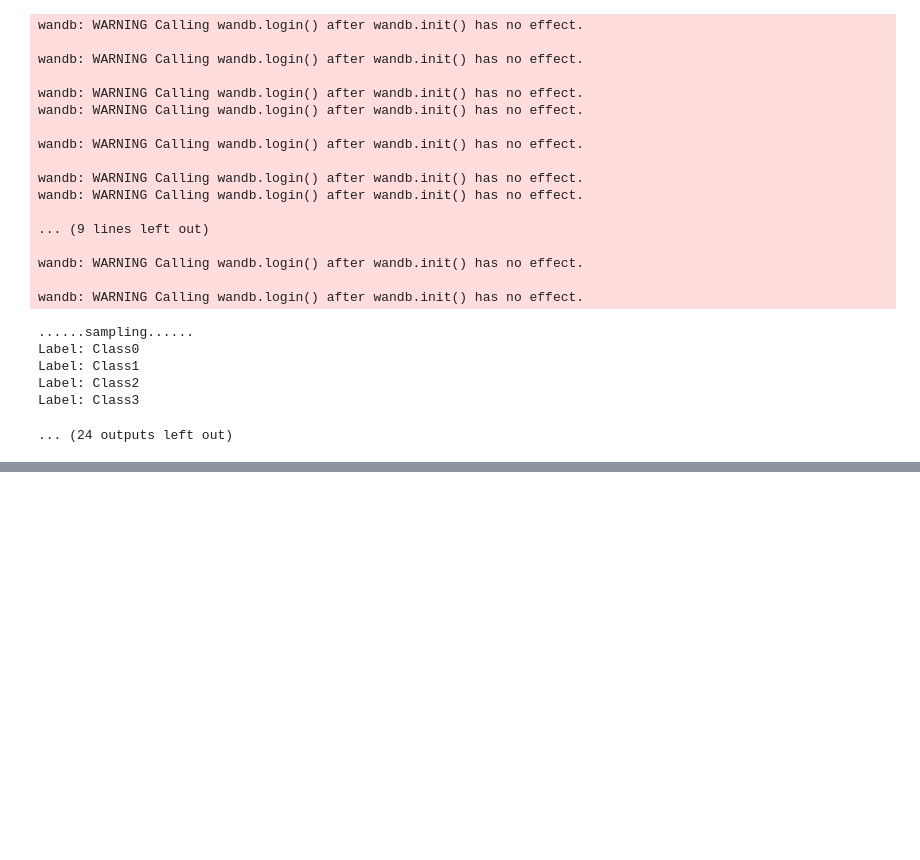
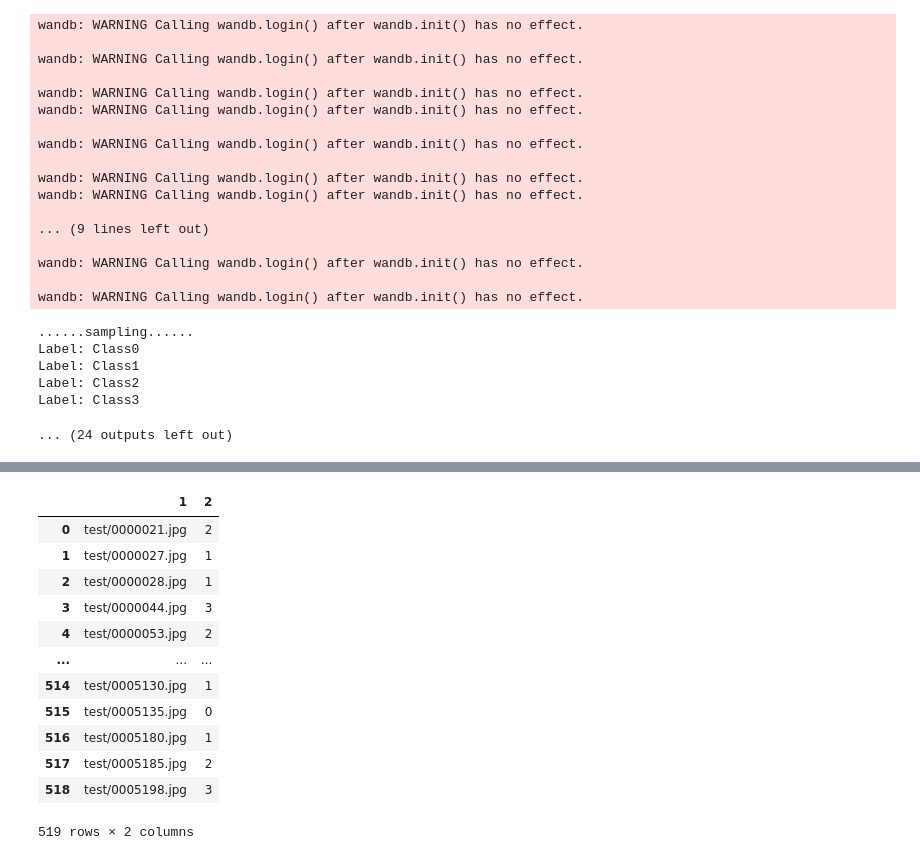
Before and after one commit to pjavanrood/CPEN455HW-2024W2, a Jupyter notebook: explore.ipynb, the cells around one changed output, grey strips where cells are left out. Drawn from its saved outputs; the diff is of its cells as text; code cells hidden in the pictures; blank space fills up the shorter version.

```diff
--- a/explore.ipynb
+++ b/explore.ipynb
@@ -415,0 +448,16 @@ Average fid score: 25.48530164102886
+# %%
+pd.read_csv("test_pred.csv", header=None)[[1,2]]
+# %% [output]
+|  | 1 | 2 |
+| 0 | test/0000021.jpg | 2 |
+| 1 | test/0000027.jpg | 1 |
+| 2 | test/0000028.jpg | 1 |
+| 3 | test/0000044.jpg | 3 |
+| 4 | test/0000053.jpg | 2 |
+| ... | ... | ... |
+| 514 | test/0005130.jpg | 1 |
+| 515 | test/0005135.jpg | 0 |
+| 516 | test/0005180.jpg | 1 |
+| 517 | test/0005185.jpg | 2 |
+| 518 | test/0005198.jpg | 3 |
+519 rows × 2 columns
```
Also changed, not shown: parts of 7 cells of this notebook, 3 other files.
